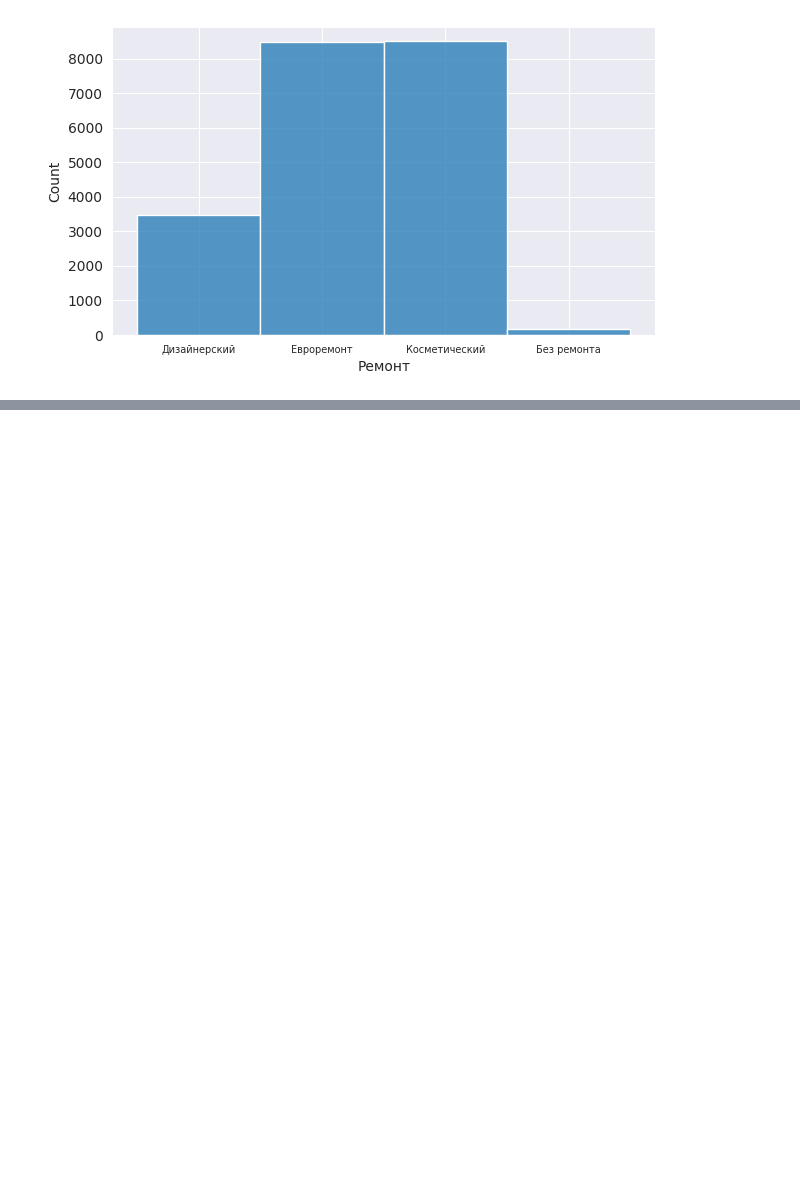
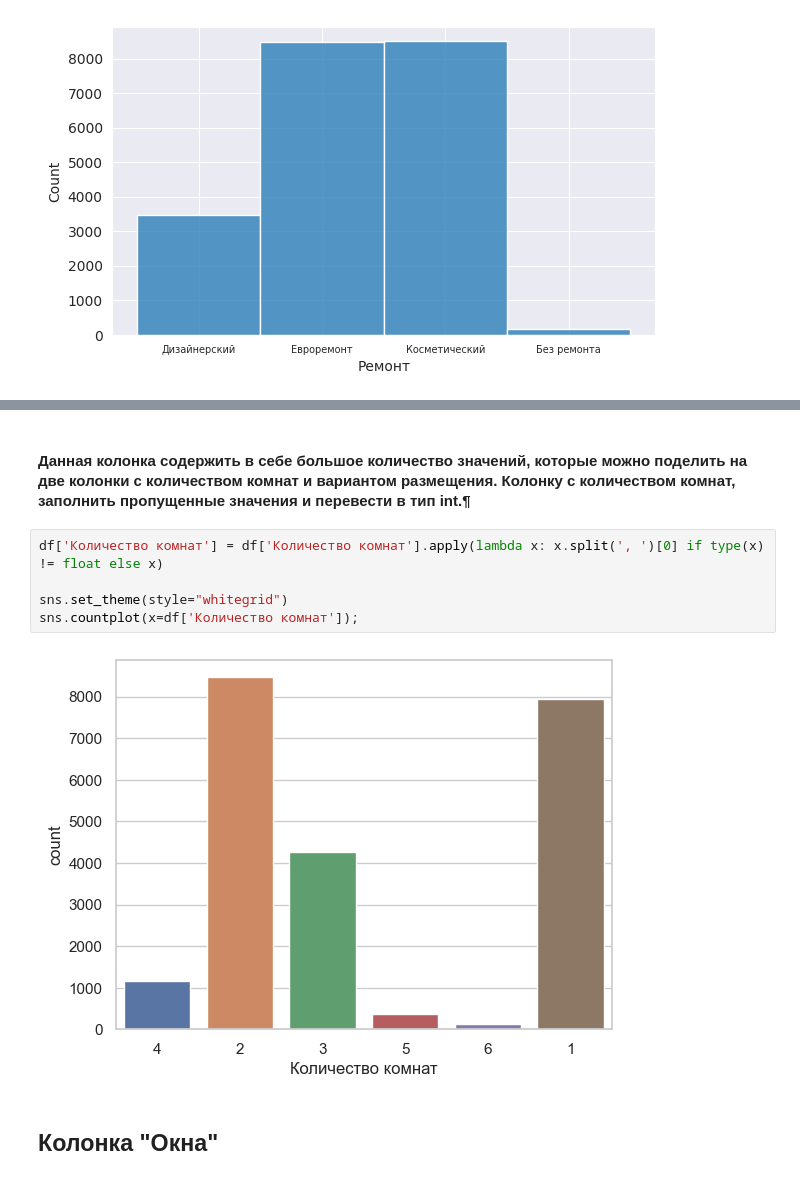
Before and after one commit to sunny-annie/Streamlit_rent_real_estate, a Jupyter notebook: EDA.ipynb, the cells around one changed output, grey strips where cells are left out. Drawn from its saved outputs; the diff is of its cells as text; blank space fills up the shorter version.

```diff
--- a/EDA.ipynb
+++ b/EDA.ipynb
@@ -217,0 +248,11 @@ plt.show()
+# %% [markdown]
+#### Данная колонка содержить в себе большое количество значений, которые можно поделить на две колонки с количеством комнат и вариантом размещения. Колонку с количеством комнат, заполнить пропущенные значения и перевести в тип int.¶
+# %%
+df['Количество комнат'] = df['Количество комнат'].apply(lambda x: x.split(', ')[0] if type(x) != float else x)
+
+sns.set_theme(style="whitegrid")
+sns.countplot(x=df['Количество комнат']);
+# %% [output]
+[figure, added]
+# %% [markdown]
+## Колонка "Окна"
```
Also changed, not shown: parts of 30 cells of this notebook.
